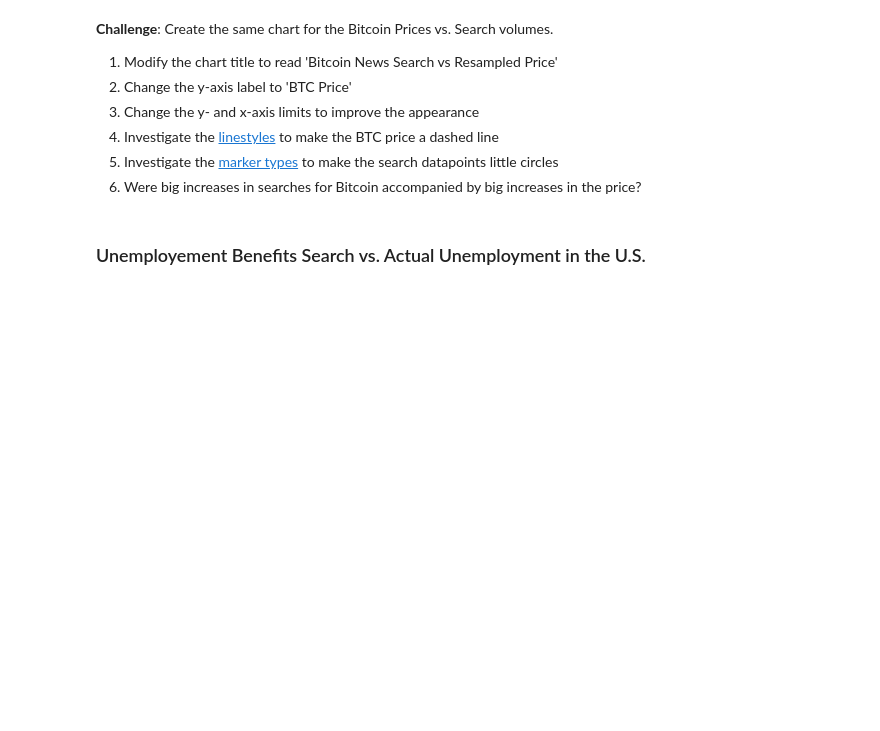
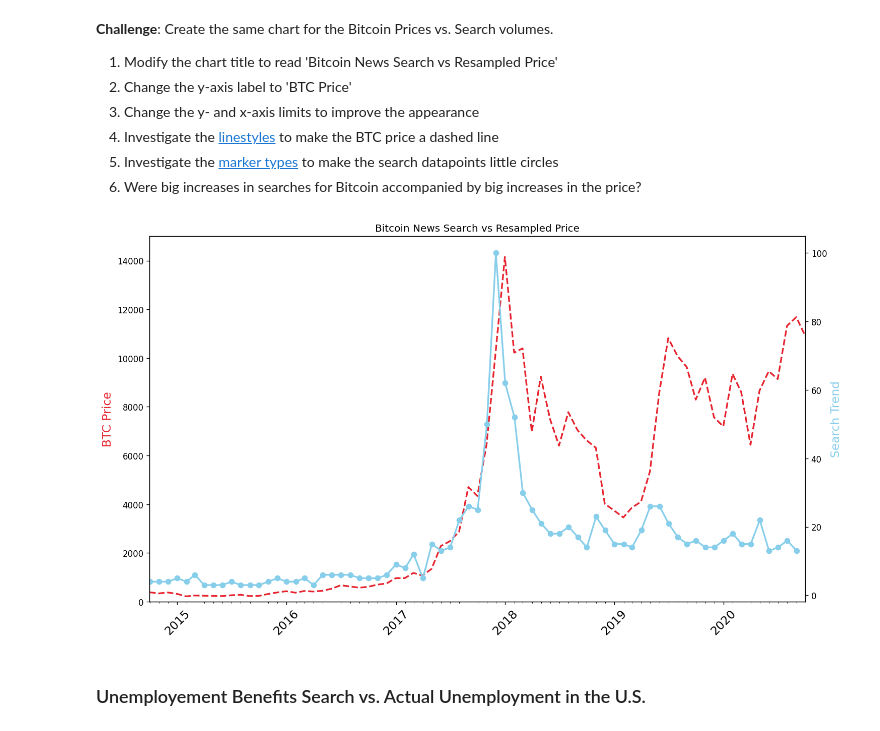
Before and after one commit to jzfrank/python-pro-100, a Jupyter notebook: day-74-resampling-and-visualize-ts/Google Trends Data Viz (start)/Google Trends and Data Visualisation (start).ipynb, the cells around one changed output. Cells and saved outputs as stored; diff of their text form; code cells hidden in the pictures; blank space fills up the shorter version.

```diff
--- a/day-74-resampling-and-visualize-ts/Google Trends Data Viz (start)/Google Trends and Data Visualisation (start).ipynb
+++ b/day-74-resampling-and-visualize-ts/Google Trends Data Viz (start)/Google Trends and Data Visualisation (start).ipynb
@@ -355,25 +378,27 @@ How to add tick formatting for dates on the x-axis.
 # %%
 # Create locators for ticks on the time axis
 plt.figure(figsize=(14, 8), dpi=120)
 plt.xticks(rotation=45, fontsize=14)
 plt.title("Bitcoin News Search vs Resampled Price")
 
 
 ax1 = plt.gca()
 ax2 = ax1.twinx()
 
-ax1.plot(df_btc_monthly["date"], df_btc_monthly["TSLA_USD_CLOSE"], color="#E6232E", linewidth=2)
-ax2.plot(df_tesla["date"], df_tesla["TSLA_WEB_SEARCH"], color="skyblue", linewidth=2)
+ax1.plot(df_btc_monthly.index, df_btc_monthly["CLOSE"], color="#E6232E", linewidth=2, linestyle="--")
+ax2.plot(df_btc_search["date"], df_btc_search["BTC_NEWS_SEARCH"], color="skyblue", linewidth=2, marker="o")
 
-# ax1.set_ylim(0, 600)
-# ax1.set_xlim([df_tesla["date"].min(), df_tesla["date"].max()])
+ax1.set_ylim(0, 15000)
+ax1.set_xlim([df_btc_monthly.index.min(), df_btc_monthly.index.max()])
 
 ax1.set_ylabel("BTC Price", color="#E6232E", fontsize=14)
 ax2.set_ylabel("Search Trend", color="skyblue", fontsize=14)
 
 ax1.xaxis.set_major_locator(years)
 ax1.xaxis.set_major_formatter(years_fmt)
 ax1.xaxis.set_minor_locator(months)
+# %% [output]
+[figure, added]
 # %% [markdown]
 ### Unemployement Benefits Search vs. Actual Unemployment in the U.S.
 # %% [markdown]
```
Also changed, not shown: parts of 11 cells of this notebook, 1 other file.
